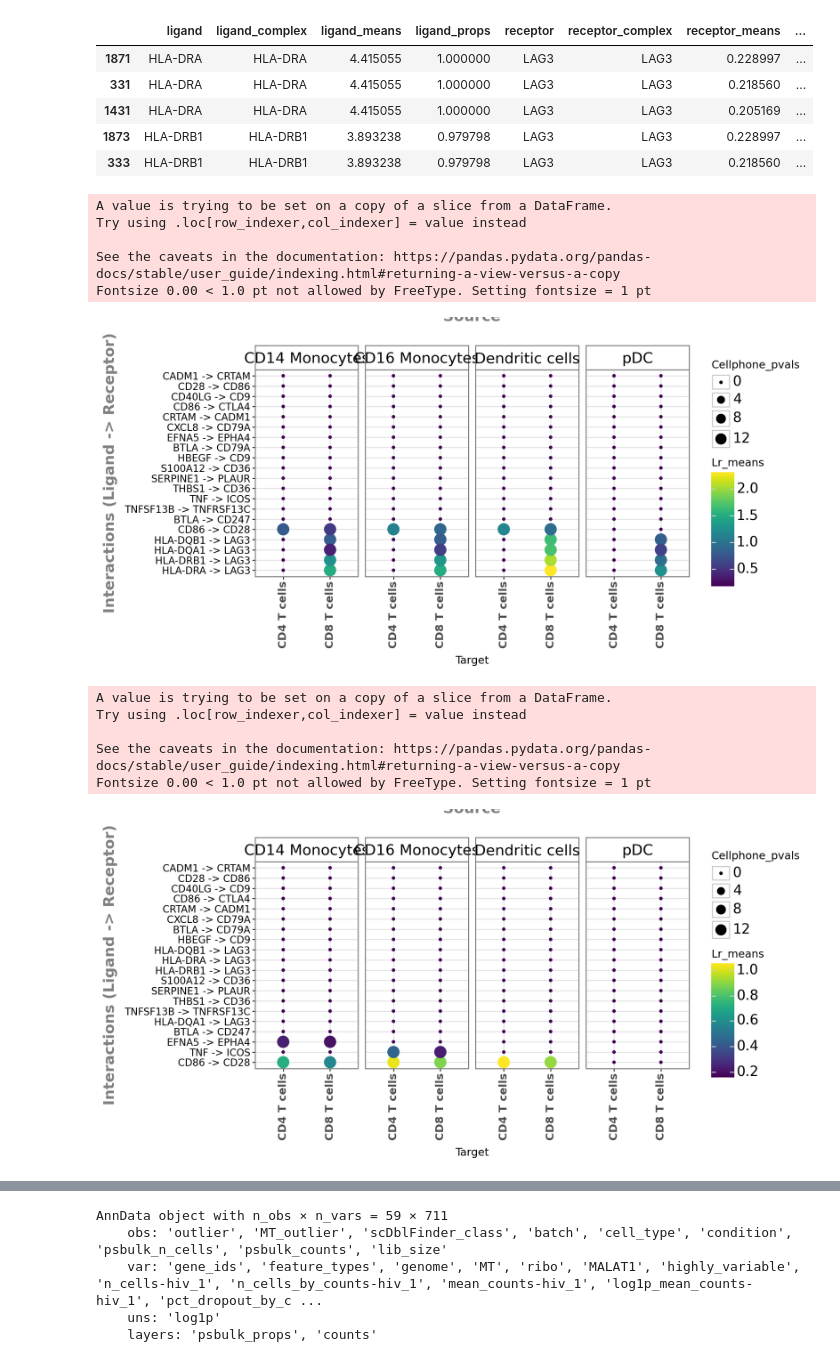
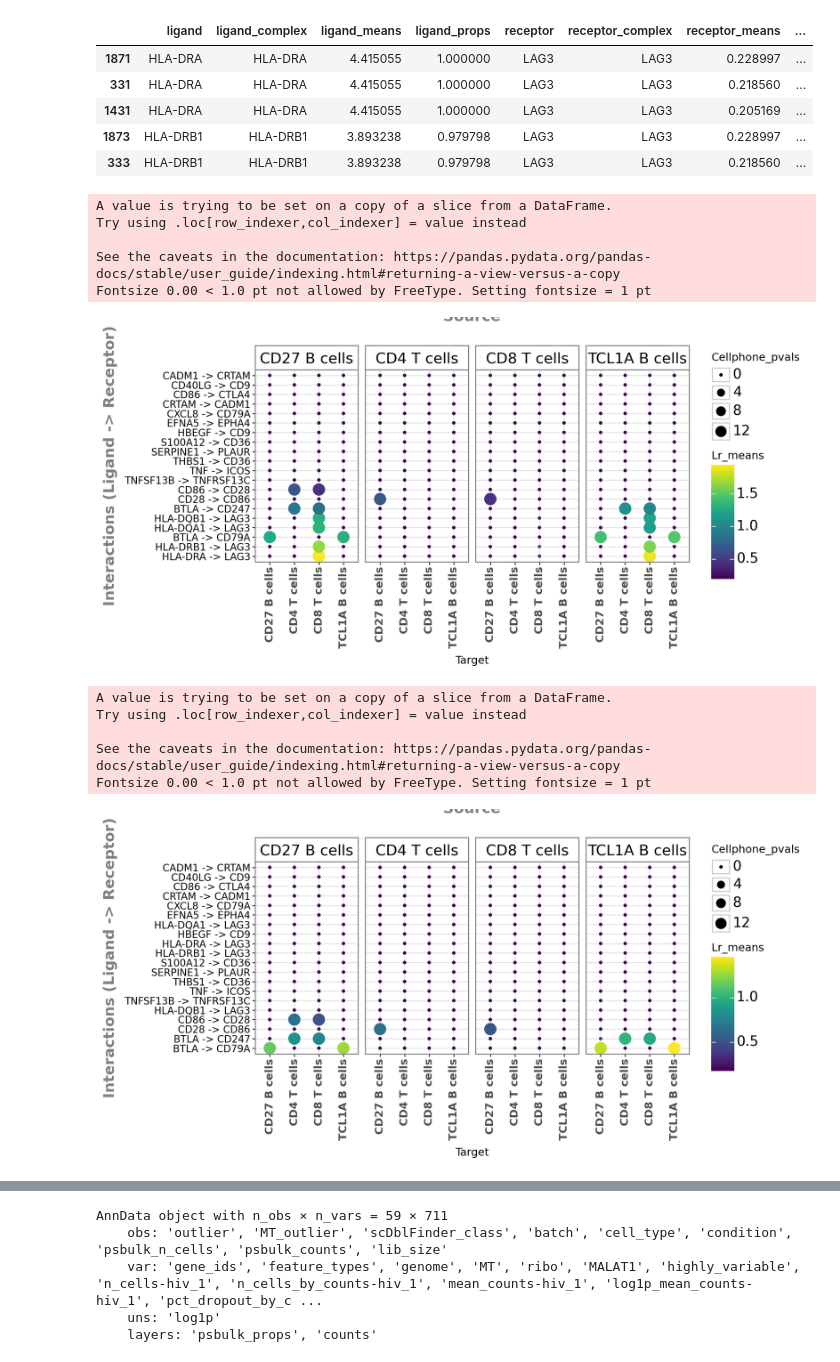
Before and after one commit to Sungwoo-Chang/2024-BI-class, a Jupyter notebook: 1. Preprocessing/5. furtheranalysis.ipynb, the cells around one changed output, grey strips where cells are left out. Cells and saved outputs as stored; diff of their text form; code cells hidden in the pictures.

```diff
--- a/1. Preprocessing/5. furtheranalysis.ipynb
+++ b/1. Preprocessing/5. furtheranalysis.ipynb
@@ -101,33 +101,34 @@ sc.set_figure_params(figsize=(10, 10))
 # %%
 li.pl.dotplot(
     adata=adata_hiv,
     colour="lr_means",
     size="cellphone_pvals",
     inverse_size=True,  # we inverse sign since we want small p-values to have large sizes
     # We choose only the cell types which we wish to plot
-    source_labels=["CD14 Monocytes", "CD16 Monocytes", "Dendritic cells", "pDC"],
-    target_labels=["CD4 T cells", "CD8 T cells"],
+    source_labels=["CD4 T cells", "CD8 T cells", "CD27 B cells", "TCL1A B cells"],
+
+    target_labels=["CD4 T cells", "CD8 T cells", "CD27 B cells", "TCL1A B cells"],
 
     # since cpdbv2 suggests using a filter to FPs
     # we can filter the interactions according to p-values <= 0.01
     # filterby = "cellphone_pvals",
     # filter_lambda=lambda x: x <= 0.01,
     # as this type of methods tends to result in large numbers
     # of predictions, we can also further order according to
     # expression magnitude
     orderby="lr_means",
     orderby_ascending=False,  # we want to prioritize those with highest expression
     top_n=20,  # and we want to keep only the top 20 interactions
     figure_size=(10, 5),
     size_range=(1, 6),
 )
 # %% [output]
 A value is trying to be set on a copy of a slice from a DataFrame.
 Try using .loc[row_indexer,col_indexer] = value instead
 
 See the caveats in the documentation: https://pandas.pydata.org/pandas-docs/stable/user_guide/indexing.html#returning-a-view-versus-a-copy
 Fontsize 0.00 < 1.0 pt not allowed by FreeType. Setting fontsize = 1 pt
-[figure, old version]
+[figure, new version]
 # %%
 li.pl.dotplot(
     adata=adata_norm,
@@ -135,8 +136,8 @@ li.pl.dotplot(
     size="cellphone_pvals",
     inverse_size=True,  # we inverse sign since we want small p-values to have large sizes
     # We choose only the cell types which we wish to plot
-    source_labels=["CD14 Monocytes", "CD16 Monocytes", "Dendritic cells", "pDC"],
-    target_labels=["CD4 T cells", "CD8 T cells"],
+    source_labels=["CD4 T cells", "CD8 T cells", "CD27 B cells", "TCL1A B cells"],
+    target_labels=["CD4 T cells", "CD8 T cells", "CD27 B cells", "TCL1A B cells"],
     # since cpdbv2 suggests using a filter to FPs
     # we can filter the interactions according to p-values <= 0.01
     # filterby = "cellphone_pvals",
@@ -156,7 +157,7 @@ Try using .loc[row_indexer,col_indexer] = value instead
 
 See the caveats in the documentation: https://pandas.pydata.org/pandas-docs/stable/user_guide/indexing.html#returning-a-view-versus-a-copy
 Fontsize 0.00 < 1.0 pt not allowed by FreeType. Setting fontsize = 1 pt
-[figure, old version]
+[figure, new version]
 # %%
 adata.layers["counts"] = adata.X.copy()
 # %%
```
Also changed, not shown: 2 other files.
